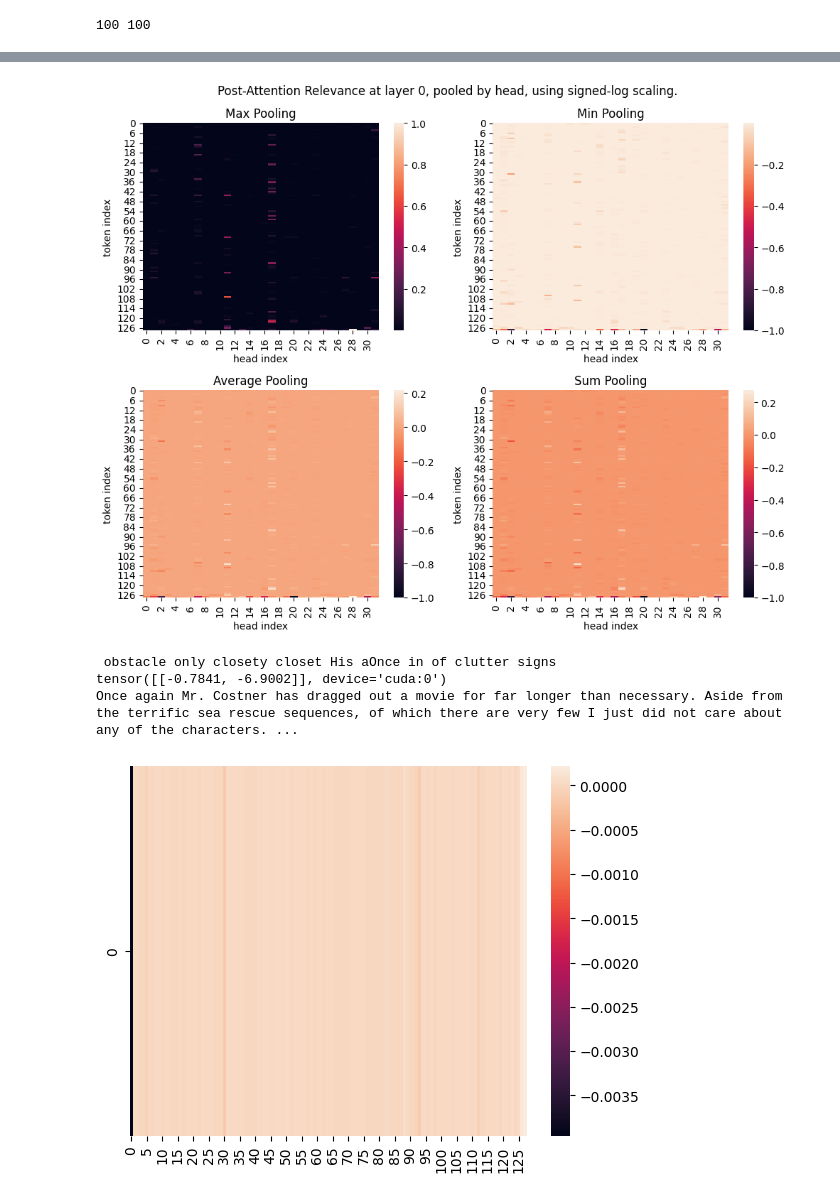
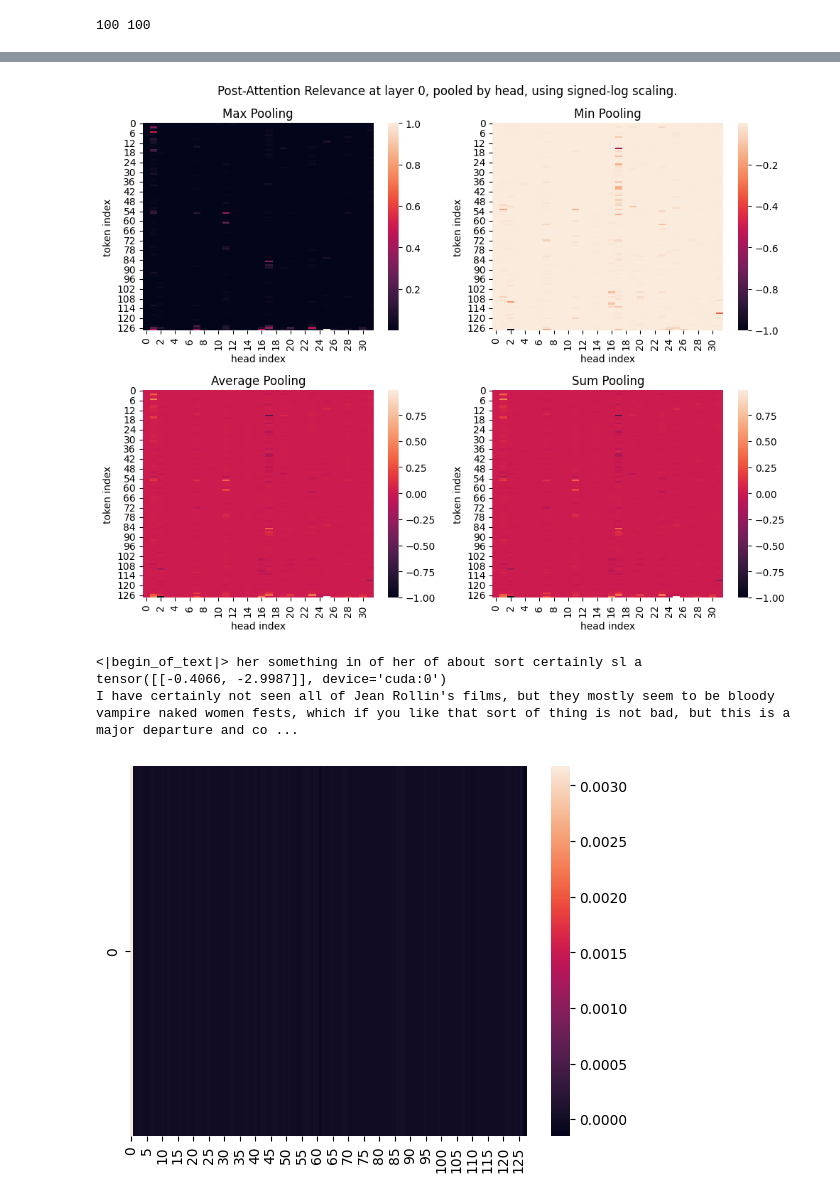
Before and after one commit to keeinlev/dynamicLRP, a Jupyter notebook: src/experiments/llama3.2-1b-imdb.ipynb, the cells around one changed output, grey strips where cells are left out. Drawn from its saved outputs; the diff is of its cells as text; code cells hidden in the pictures.

Commit message:
Touched up sec 3, started on Experiments with VGG examples

```diff
--- a/src/experiments/llama3.2-1b-imdb.ipynb
+++ b/src/experiments/llama3.2-1b-imdb.ipynb
@@ -69,10 +69,10 @@ outputs : torch.Tensor = model(all_inputs[0].to(device))
 lrp_engine = LRPEngine()
 # %%
 # Run first pass
-relevance_outputs = lrp_engine.run(outputs.logits)
+relevance_outputs = lrp_engine.run(outputs.logits.neg())
 # %%
 # Run a second pass on same output to ensure consistency
-relevance_outputs1 = lrp_engine.run(outputs.logits)
+relevance_outputs1 = lrp_engine.run(outputs.logits.neg())
 # %%
 # Check results diff between 1st pass and 2nd pass on same input (should be ~0)
 checkpoint_vals = relevance_outputs[0]
@@ -113,7 +113,7 @@ agg_checkpoint_vals = None
 for i in tqdm(range(200)):
     inputs = tokenizer(all_reviews[i], return_tensors = 'pt', max_length=128, truncation=True)["input_ids"]
     outputs : torch.Tensor = model(inputs.to(device))
-    relevance_outputs = lrp_engine.run(outputs.logits)
+    relevance_outputs = lrp_engine.run(outputs.logits.neg())
 
     checkpoint_vals = relevance_outputs[0]
     checkpoint_vals = [ c.squeeze(0) if c.dim() == 3 else c for c in checkpoint_vals ]
@@ -130,15 +130,16 @@ for i in tqdm(range(200)):
 # %%
 visualize_attention_layer_relevance(agg_checkpoint_vals, layer_ind=0)
 # %% [output]
-[figure, old version]
+[figure, new version]
 # %%
-example_ind = 0
+import seaborn as sns
+example_ind = 120
 sns.heatmap(embedding_vals[example_ind][0].cpu())
 print(tokenizer.decode(input_idxs[example_ind][0][embedding_vals[example_ind][0].cpu().flatten().topk(12).indices]))
 print(preds[example_ind])
 print(all_reviews[example_ind])
 # %% [output]
- obstacle only closety closet His aOnce in of clutter signs
-tensor([[-0.7841, -6.9002]], device='cuda:0')
-Once again Mr. Costner has dragged out a movie for far longer than necessary. Aside from the terrific sea rescue sequences, of which there are very few I just did not care about any of the characters. ...
+<|begin_of_text|> her something in of her of about sort certainly sl a
+tensor([[-0.4066, -2.9987]], device='cuda:0')
+I have certainly not seen all of Jean Rollin's films, but they mostly seem to be bloody vampire naked women fests, which if you like that sort of thing is not bad, but this is a major departure and co ...
-[figure, old version]
+[figure, new version]
```
Also changed, not shown: parts of 1 cell of this notebook, 7 other files.
